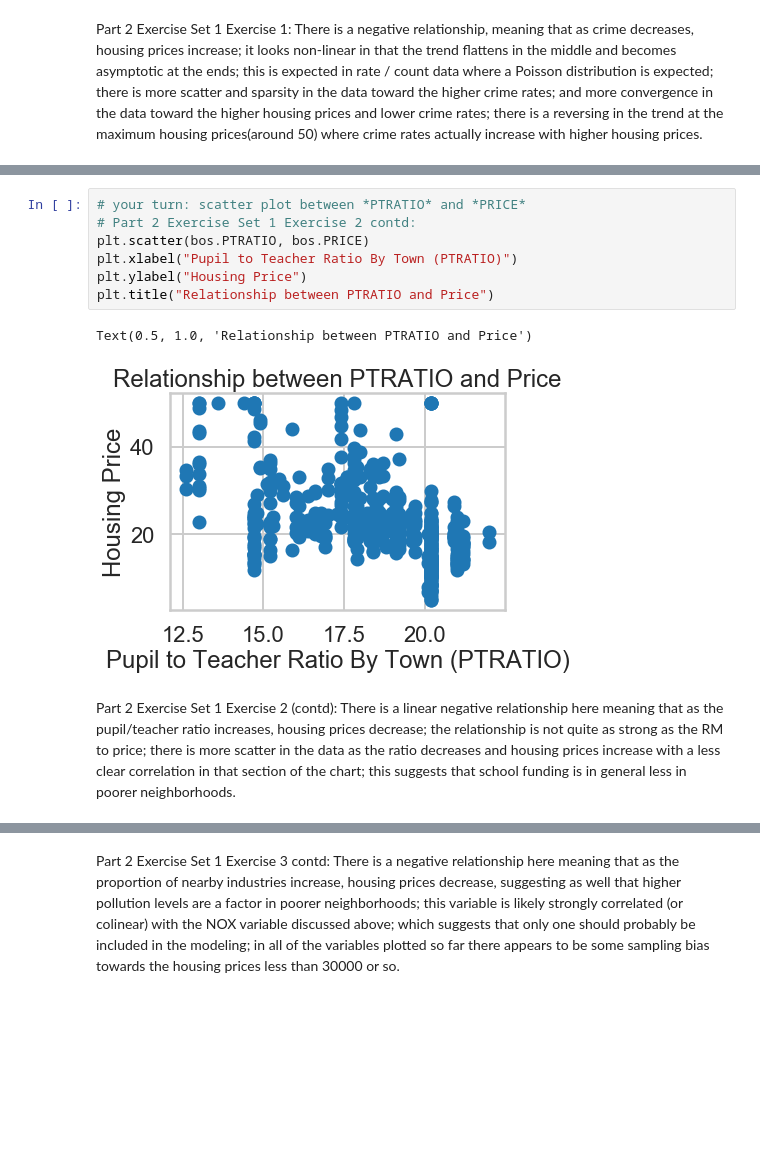
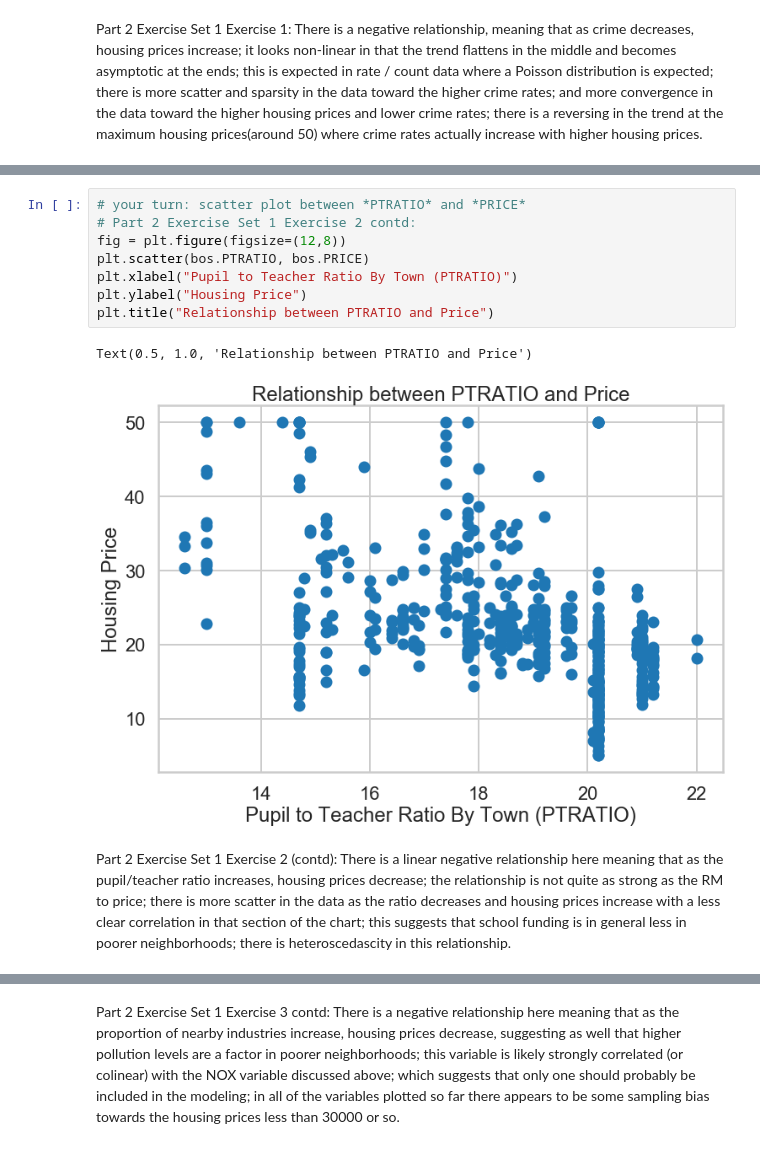
Before and after one commit to lelliott-geo/Springboard-Data-Prep, a Jupyter notebook: Mini_Project_Linear_Regression.ipynb, the cells around one changed output, grey strips where cells are left out. Saved outputs shown, nothing was run; the diff lists cells and outputs as text; blank space fills up the shorter version.

```diff
--- a/Mini_Project_Linear_Regression.ipynb
+++ b/Mini_Project_Linear_Regression.ipynb
@@ -298,16 +300,17 @@ there is more scatter in the data as number or rooms and housing prices decrease
 # %%
 # your turn: scatter plot between *PTRATIO* and *PRICE*
 # Part 2 Exercise Set 1 Exercise 2 contd:
+fig = plt.figure(figsize=(12,8))
 plt.scatter(bos.PTRATIO, bos.PRICE)
 plt.xlabel("Pupil to Teacher Ratio By Town (PTRATIO)")
 plt.ylabel("Housing Price")
 plt.title("Relationship between PTRATIO and Price")
 # %% [output]
 Text(0.5, 1.0, 'Relationship between PTRATIO and Price')
-[figure, old version]
+[figure, new version]
 # %% [markdown]
 Part 2 Exercise Set 1 Exercise 2 (contd):
-There is a linear negative relationship here meaning that as the pupil/teacher ratio increases, housing prices decrease; the relationship is not quite as strong as the RM to price; there is more scatter in the data as the ratio decreases and housing prices increase with a less clear correlation in that section of the chart; this suggests that school funding is in general less in poorer neighborhoods.
+There is a linear negative relationship here meaning that as the pupil/teacher ratio increases, housing prices decrease; the relationship is not quite as strong as the RM to price; there is more scatter in the data as the ratio decreases and housing prices increase with a less clear correlation in that section of the chart; this suggests that school funding is in general less in poorer neighborhoods; there is heteroscedascity in this relationship.
 # %%
 # your turn: create some other scatter plots
 # Part 2 Exercise Set 1 Exercise 3:
```
Also changed, not shown: parts of 41 cells of this notebook.
